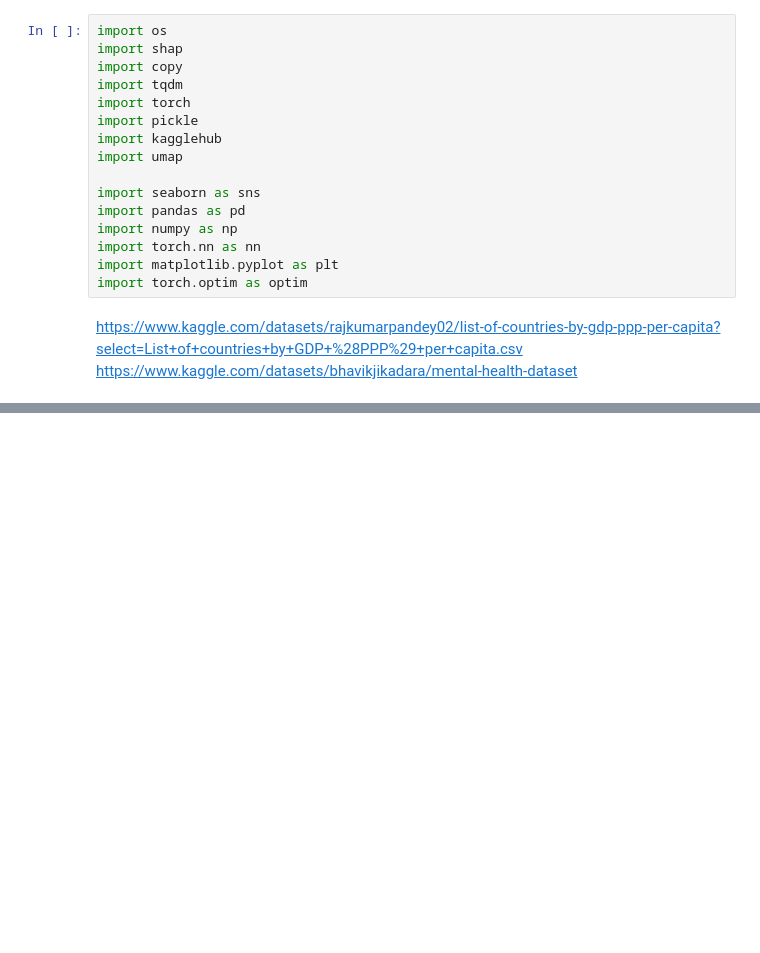
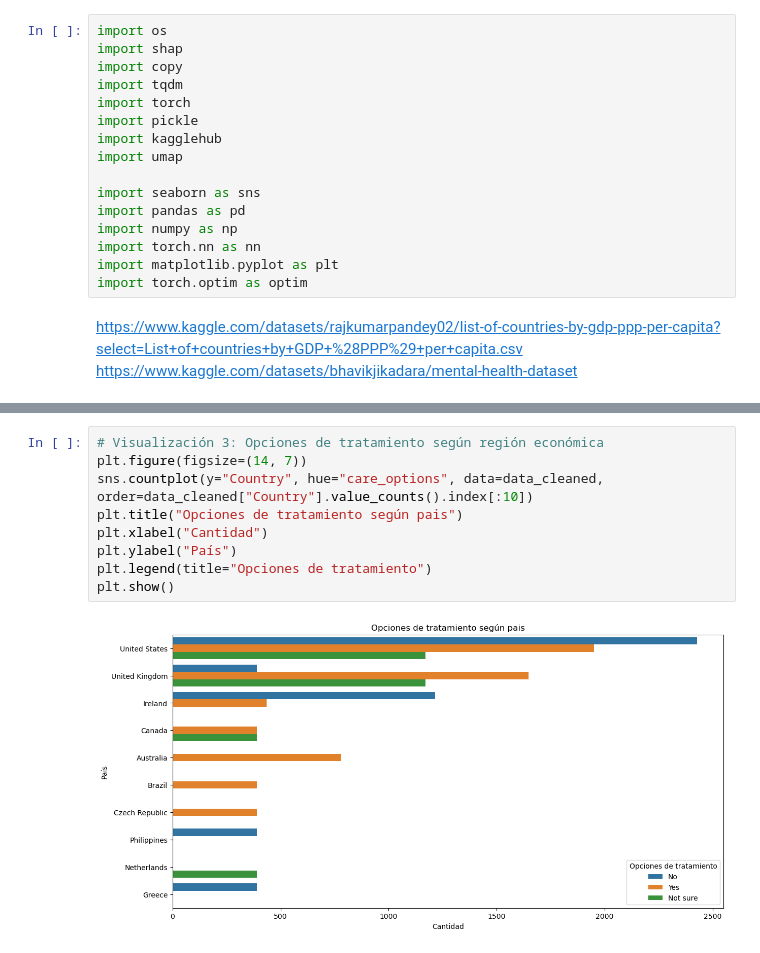
Before and after one commit to jdbarrio/visualizacion_PR, a Jupyter notebook: notebook/notebook.ipynb, the cells around one changed output, grey strips where cells are left out. Drawn from its saved outputs; the diff is of its cells as text; blank space fills up the shorter version.

```diff
--- a/notebook/notebook.ipynb
+++ b/notebook/notebook.ipynb
@@ -64,0 +364,11 @@ array(['Year', '2021', '—', '2020', '[n 2]2021', '2018', '[n 4]2021',
+# %%
+# Visualización 3: Opciones de tratamiento según región económica
+plt.figure(figsize=(14, 7))
+sns.countplot(y="Country", hue="care_options", data=data_cleaned, order=data_cleaned["Country"].value_counts().index[:10])
+plt.title("Opciones de tratamiento según pais")
+plt.xlabel("Cantidad")
+plt.ylabel("País")
+plt.legend(title="Opciones de tratamiento")
+plt.show()
+# %% [output]
+[figure, added]
```
Also changed, not shown: parts of 36 cells of this notebook.
